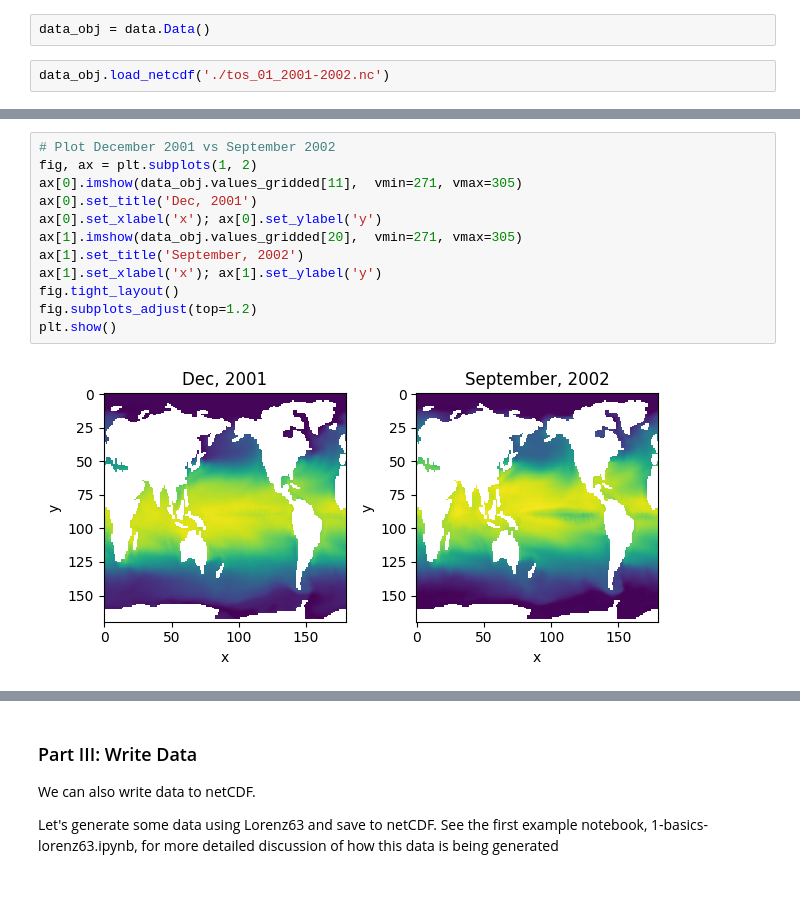
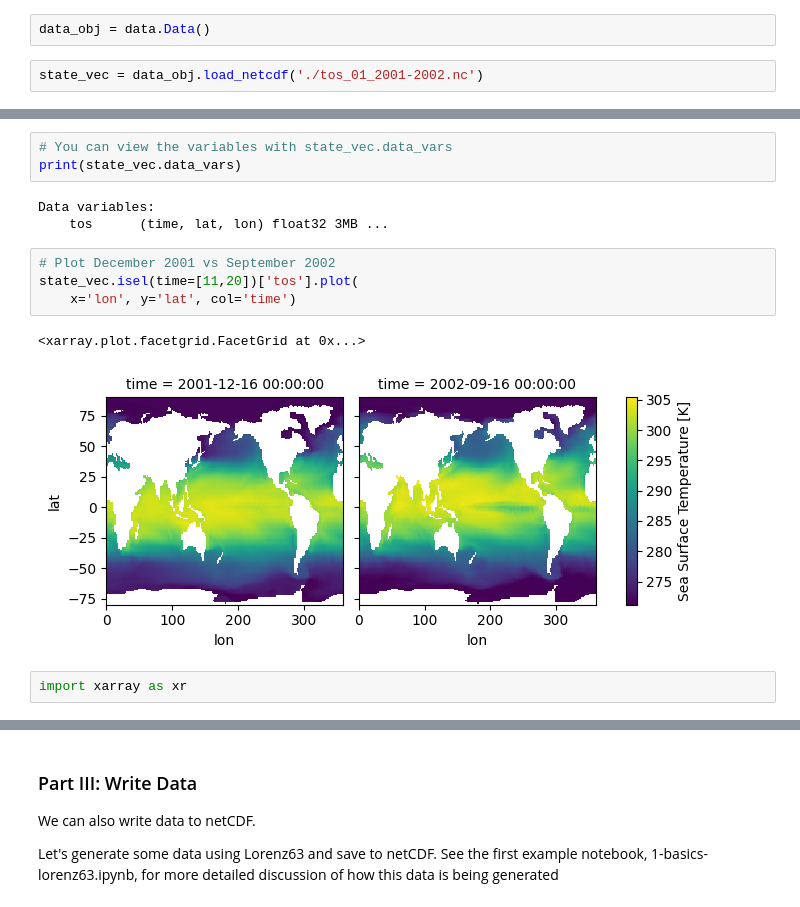
Before and after one commit to StevePny/DataAssimBench-Examples, a Jupyter notebook: examples/data_generators/5-load-any-netcdf.ipynb, the cells around one changed output, grey strips where cells are left out. Saved outputs shown, nothing was run; the diff lists cells and outputs as text.

```diff
--- a/examples/data_generators/5-load-any-netcdf.ipynb
+++ b/examples/data_generators/5-load-any-netcdf.ipynb
@@ -26,4 +26,4 @@ from dabench import data
 # %%
 data_obj = data.Data()
 # %%
-data_obj.load_netcdf('./tos_01_2001-2002.nc')
+state_vec = data_obj.load_netcdf('./tos_01_2001-2002.nc')
@@ -44,14 +64,15 @@ print(data_obj.values_gridded.shape)
+# %%
+# You can view the variables with state_vec.data_vars
+print(state_vec.data_vars)
+# %% [output]
+Data variables:
+    tos      (time, lat, lon) float32 3MB ...
 # %%
 # Plot December 2001 vs September 2002
-fig, ax = plt.subplots(1, 2)
-ax[0].imshow(data_obj.values_gridded[11],  vmin=271, vmax=305)
-ax[0].set_title('Dec, 2001')
-ax[0].set_xlabel('x'); ax[0].set_ylabel('y')
-ax[1].imshow(data_obj.values_gridded[20],  vmin=271, vmax=305)
-ax[1].set_title('September, 2002')
-ax[1].set_xlabel('x'); ax[1].set_ylabel('y')
-fig.tight_layout()
-fig.subplots_adjust(top=1.2)
-plt.show()
+state_vec.isel(time=[11,20])['tos'].plot(
+    x='lon', y='lat', col='time')
 # %% [output]
+<xarray.plot.facetgrid.FacetGrid at 0x...>
-[figure, old version]
+[figure, new version]
+# %%
+import xarray as xr
```
Also changed, not shown: parts of 8 cells of this notebook, 1 other file.
